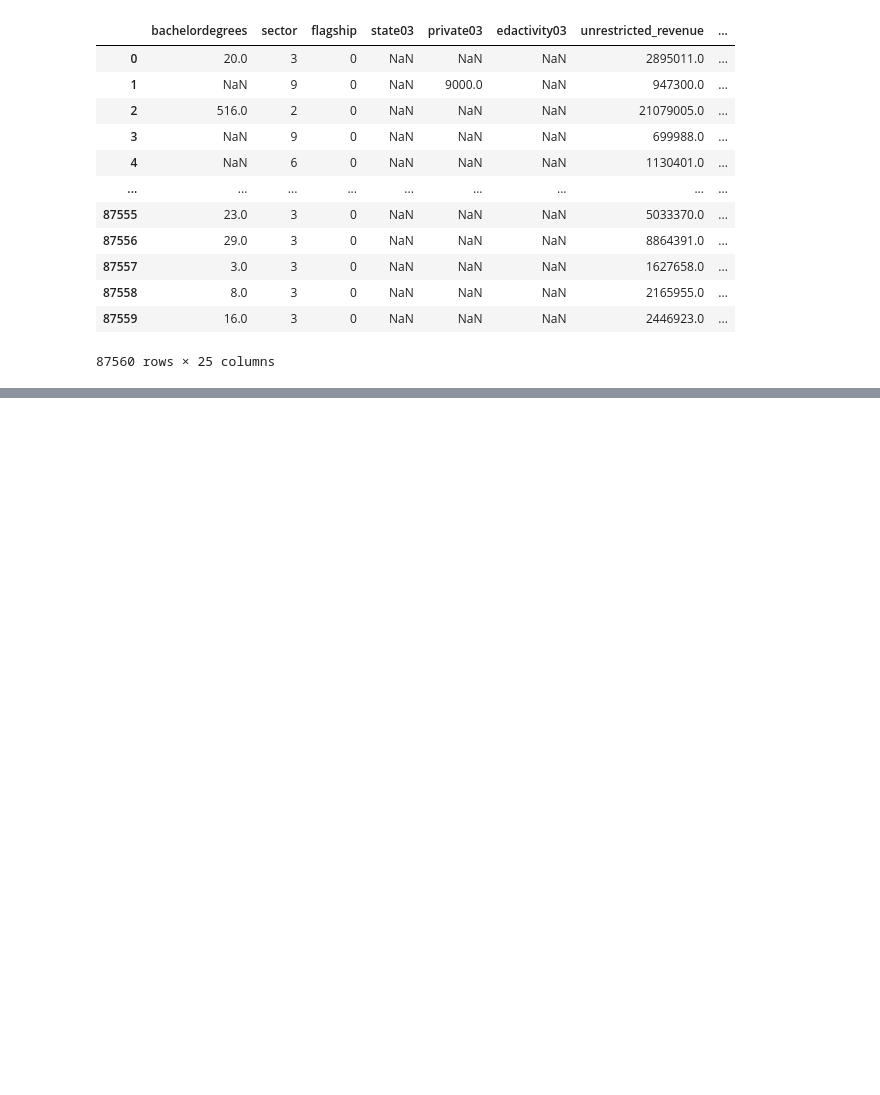
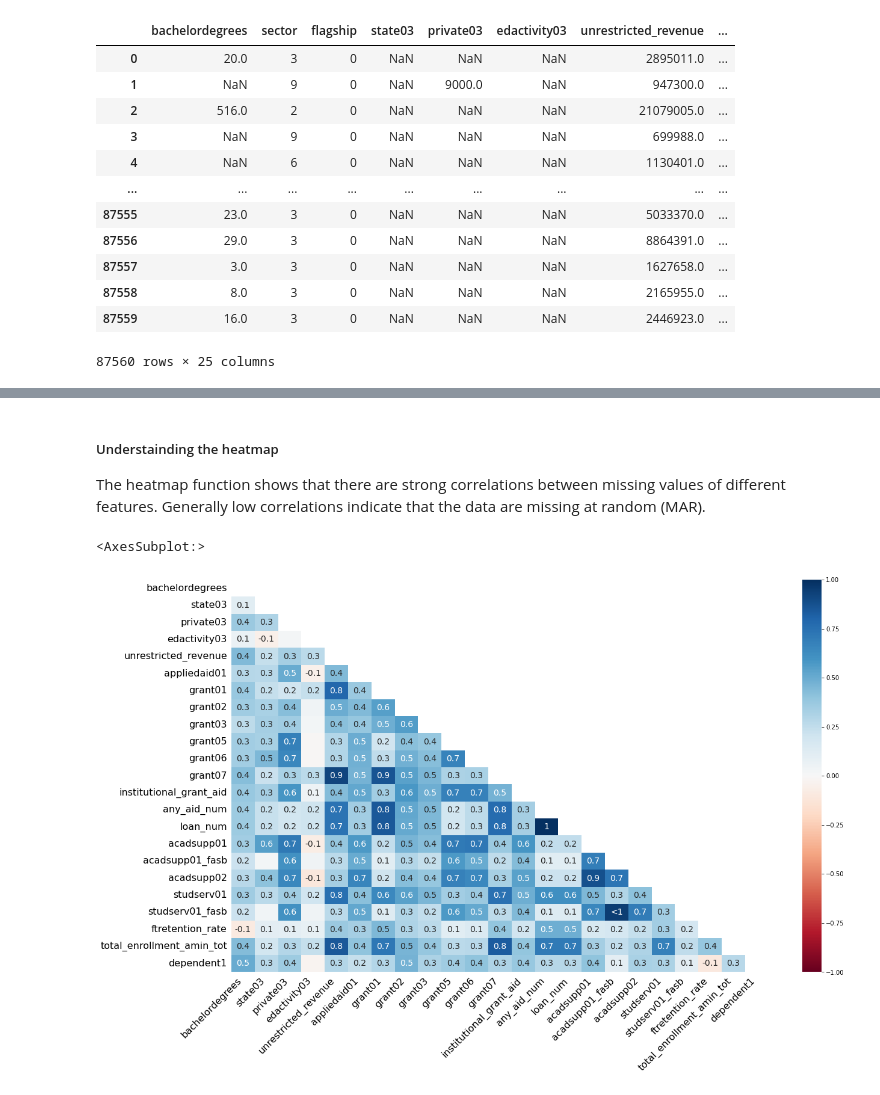
Before and after one commit to Jagac/ML-Repo, a Jupyter notebook: ED256/Analysis.ipynb, the cells around one changed output, grey strips where cells are left out. Saved outputs shown, nothing was run; the diff lists cells and outputs as text; code cells hidden in the pictures; blank space fills up the shorter version.

```diff
--- a/ED256/Analysis.ipynb
+++ b/ED256/Analysis.ipynb
@@ -122,0 +116,8 @@ dtype: int64
+# %% [markdown]
+##### Understainding the heatmap
+The heatmap function shows that there are strong correlations between missing values of different features. Generally low correlations  indicate that the data are missing at random (MAR).
+# %%
+msno.heatmap(df_subset)
+# %% [output]
+<AxesSubplot:>
+[figure, added]
```
Also changed, not shown: parts of 29 cells of this notebook.
